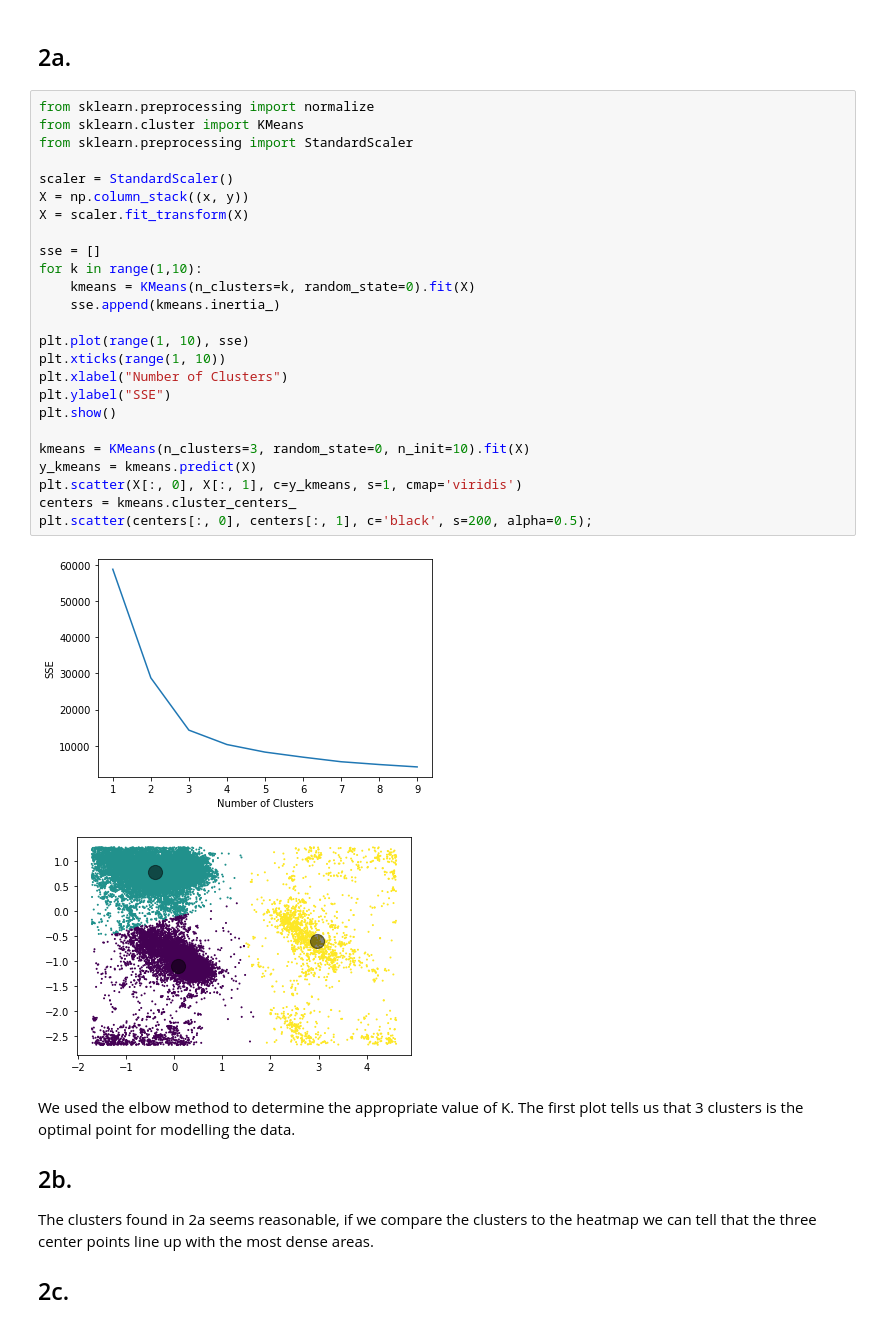
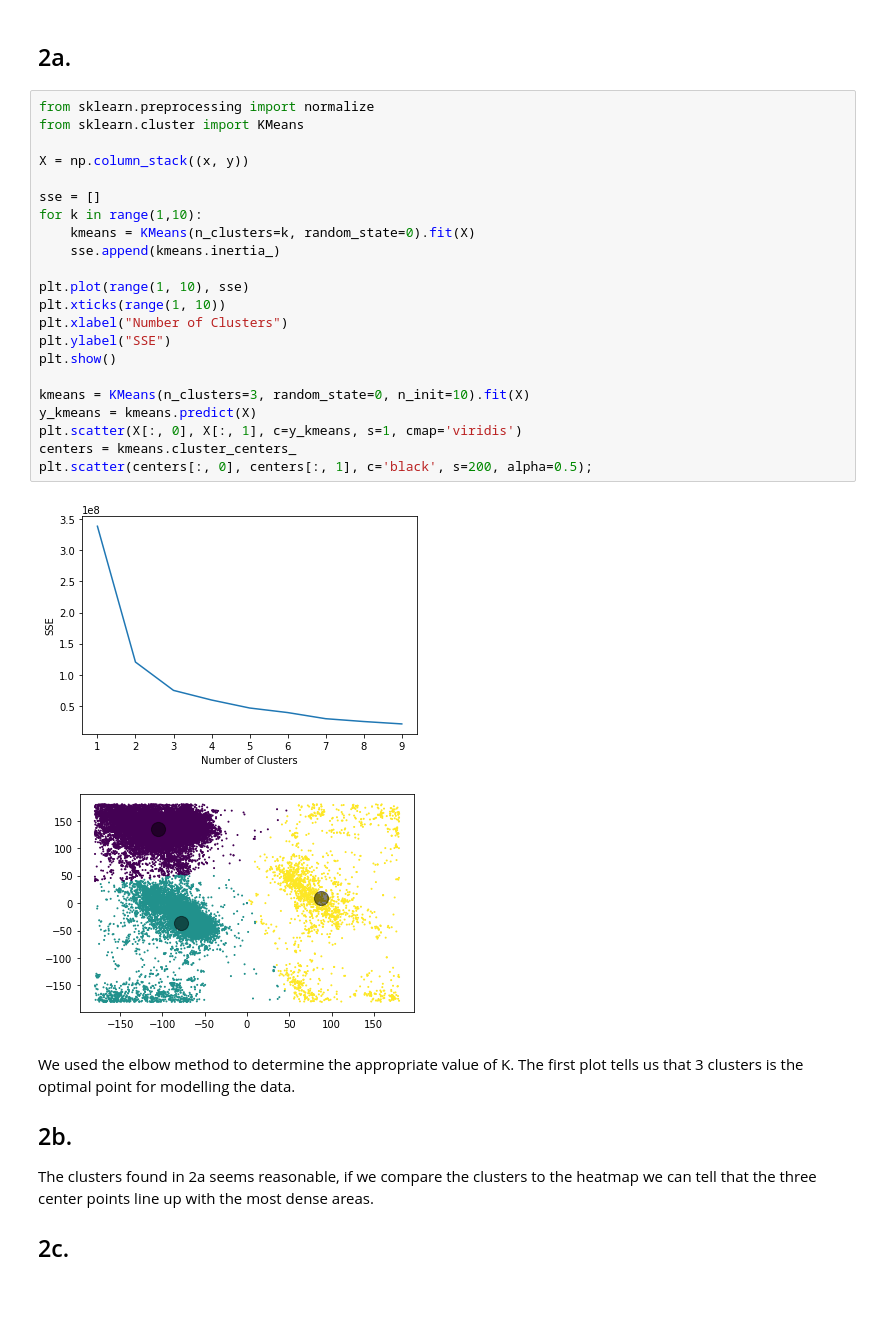
Before and after one commit to vlbin/dat405, a Jupyter notebook: assignment3/Assignment3.ipynb, the cells around one changed output. Drawn from its saved outputs; the diff is of its cells as text; blank space fills up the shorter version.

```diff
--- a/assignment3/Assignment3.ipynb
+++ b/assignment3/Assignment3.ipynb
@@ -29,31 +29,28 @@ plt.show()
 # %%
 from sklearn.preprocessing import normalize
 from sklearn.cluster import KMeans
-from sklearn.preprocessing import StandardScaler
 
-scaler = StandardScaler()
 X = np.column_stack((x, y))
-X = scaler.fit_transform(X)
 
 sse = []
 for k in range(1,10):
     kmeans = KMeans(n_clusters=k, random_state=0).fit(X)
     sse.append(kmeans.inertia_)
 
 plt.plot(range(1, 10), sse)
 plt.xticks(range(1, 10))
 plt.xlabel("Number of Clusters")
 plt.ylabel("SSE")
 plt.show()
 
 kmeans = KMeans(n_clusters=3, random_state=0, n_init=10).fit(X)
 y_kmeans = kmeans.predict(X)
 plt.scatter(X[:, 0], X[:, 1], c=y_kmeans, s=1, cmap='viridis')
 centers = kmeans.cluster_centers_
 plt.scatter(centers[:, 0], centers[:, 1], c='black', s=200, alpha=0.5);
 # %% [output]
-[figure, old version]
+[figure, new version]
-[figure, old version]
+[figure, new version]
 # %% [markdown]
 We used the elbow method to determine the appropriate value of K. The first plot tells us that 3 clusters is the optimal point for modelling the data.
 
```
Also changed, not shown: parts of 17 cells of this notebook, 1 other file.
